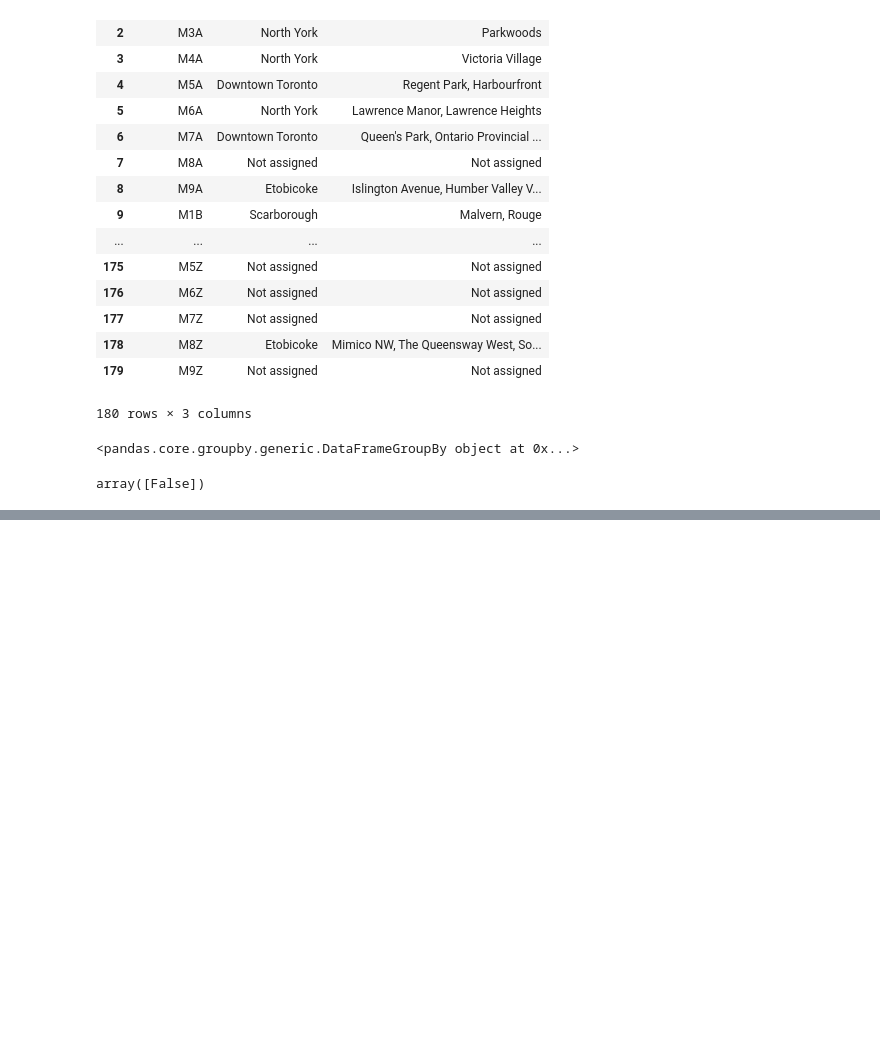
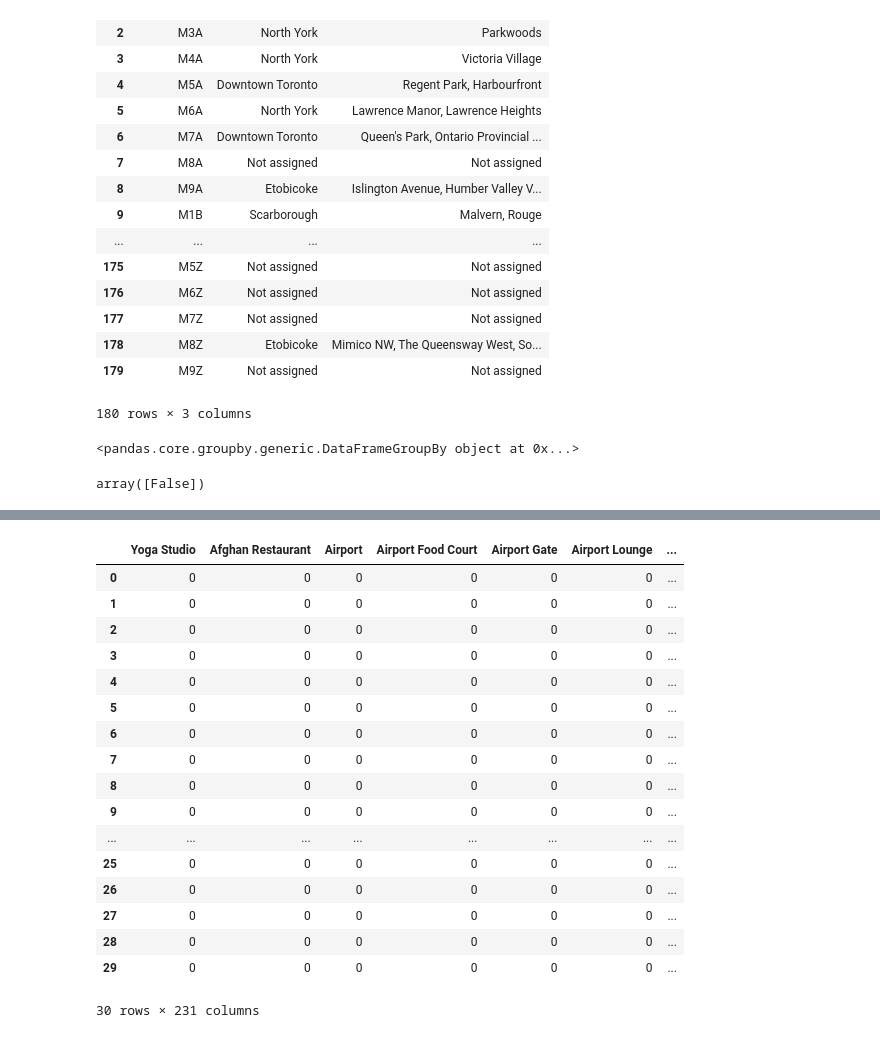
Before and after one commit to sebast92/Coursera_Capstone, a Jupyter notebook: IBM Data Science Capstone copy 1.ipynb, the cells around one changed output, grey strips where cells are left out. Saved outputs shown, nothing was run; the diff lists cells and outputs as text; code cells hidden in the pictures; blank space fills up the shorter version.

Commit message:
Published from Watson Studio.

```diff
--- a/IBM Data Science Capstone copy 1.ipynb
+++ b/IBM Data Science Capstone copy 1.ipynb
@@ -70,0 +236,17 @@ To ensure there are no rows that have a Borough value, but not a neighborhood va
+# %%
+df_toronto.loc[0, 'Neighbourhood']
+neighborhood_latitude = df_toronto.loc[0, 'Latitude']
+neighborhood_longitude = df_toronto.loc[0, 'Longitude']
+neighborhood_name = df_toronto.loc[0, 'Neighbourhood']
+# %%
+LIMIT = 150
+radius = 1000 # define radius
+url = 'https://api.foursquare.com/v2/venues/explore?&client_id={}&client_secret={}&v={}&ll={},{}&radius={}&limit={}'.format(
+    CLIENT_ID,
+    CLIENT_SECRET,
+    VERSION,
+    neighborhood_latitude,
+    neighborhood_longitude,
+    radius,
+    LIMIT)
+results = requests.get(url).json()
@@ -70,0 +255,8 @@ To ensure there are no rows that have a Borough value, but not a neighborhood va
+# %%
+venues = results['response']['groups'][0]['items']
+nearby_venues = json_normalize(venues)
+filtered_columns = ['venue.name', 'venue.categories', 'venue.location.lat', 'venue.location.lng']
+nearby_venues =nearby_venues.loc[:, filtered_columns]
+nearby_venues['venue.categories'] = nearby_venues.apply(get_category_type, axis=1)
+nearby_venues.columns = [col.split(".")[-1] for col in nearby_venues.columns]
+nearby_venues.head()
@@ -70,0 +307,5 @@ To ensure there are no rows that have a Borough value, but not a neighborhood va
+# %%
+toronto_venues = getNearbyVenues(names=df_toronto['Neighbourhood'],
+                                   latitudes=df_toronto['Latitude'],
+                                   longitudes=df_toronto['Longitude']
+                                  )
@@ -70,0 +330,26 @@ To ensure there are no rows that have a Borough value, but not a neighborhood va
+# %%
+toronto_onehot = pd.get_dummies(toronto_venues[['Venue Category']], prefix="", prefix_sep="")
+toronto_onehot['Neighborhood'] = toronto_venues['Neighborhood']
+fixed_columns = [toronto_onehot.columns[-1]] + list(toronto_onehot.columns[:-1])
+toronto_onehot = toronto_onehot[fixed_columns]
+
+toronto_onehot.head(30)
+# %% [output]
+|  | Yoga Studio | Afghan Restaurant | Airport | Airport Food Court | Airport Gate | Airport Lounge | ... |
+| 0 | 0 | 0 | 0 | 0 | 0 | 0 | ... |
+| 1 | 0 | 0 | 0 | 0 | 0 | 0 | ... |
+| 2 | 0 | 0 | 0 | 0 | 0 | 0 | ... |
+| 3 | 0 | 0 | 0 | 0 | 0 | 0 | ... |
+| 4 | 0 | 0 | 0 | 0 | 0 | 0 | ... |
+| 5 | 0 | 0 | 0 | 0 | 0 | 0 | ... |
+| 6 | 0 | 0 | 0 | 0 | 0 | 0 | ... |
+| 7 | 0 | 0 | 0 | 0 | 0 | 0 | ... |
+| 8 | 0 | 0 | 0 | 0 | 0 | 0 | ... |
+| 9 | 0 | 0 | 0 | 0 | 0 | 0 | ... |
+| ... | ... | ... | ... | ... | ... | ... | ... |
+| 25 | 0 | 0 | 0 | 0 | 0 | 0 | ... |
+| 26 | 0 | 0 | 0 | 0 | 0 | 0 | ... |
+| 27 | 0 | 0 | 0 | 0 | 0 | 0 | ... |
+| 28 | 0 | 0 | 0 | 0 | 0 | 0 | ... |
+| 29 | 0 | 0 | 0 | 0 | 0 | 0 | ... |
+30 rows × 231 columns
```
Also changed, not shown: parts of 37 cells of this notebook.
